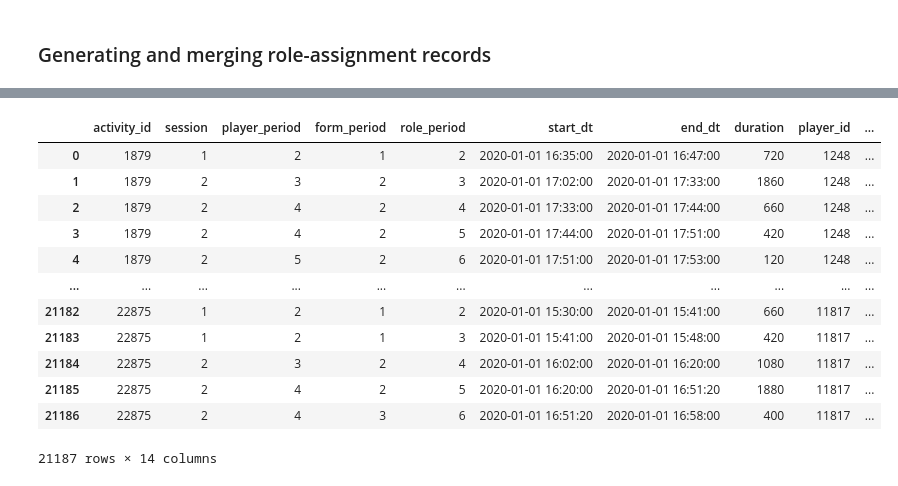
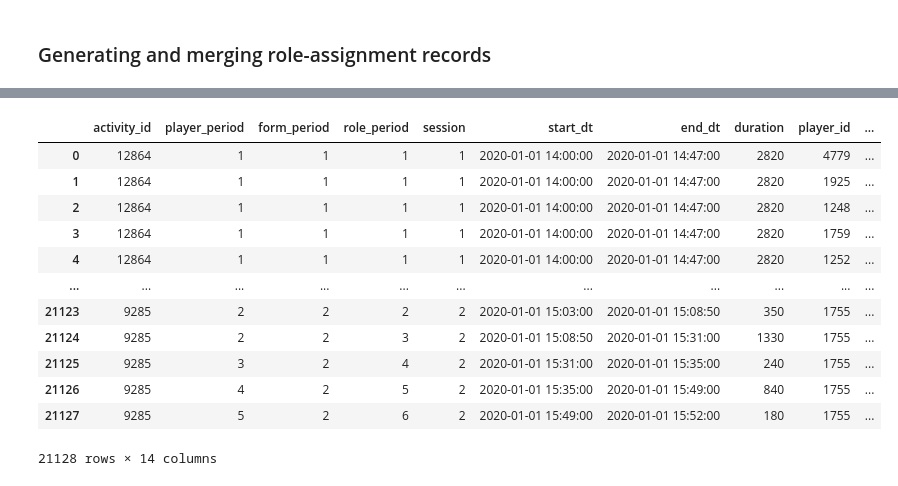
Before and after one commit to pientist/soccercpd, a Jupyter notebook: src/data_wrangler.ipynb, the cells around one changed output, grey strips where cells are left out. Drawn from its saved outputs; the diff is of its cells as text; code cells hidden in the pictures.

Commit message:
[fix][data_wrangler] Fix the code for generating role records

```diff
--- a/src/data_wrangler.ipynb
+++ b/src/data_wrangler.ipynb
@@ -164,25 +154,29 @@ pd.read_csv(target_paths[0], header=0)
 # %%
-role_records_files = os.listdir('data/role_avg')
+role_records_files = os.listdir(f'data/{formcpd_type}/role')
 role_records_files.sort()
 role_records_list = []
 
-for activity_id in tqdm(activity_ids):
-    path = f'data/role_avg/{activity_id}.csv'
-    role_records_list.append(pd.read_csv(path, header=0, encoding='utf-8-sig'))
+for file in role_records_files:
+    path = f'data/{formcpd_type}/role/{file}'
+    role_records_list.append(pd.read_csv(path, header=0))
 
 role_records = pd.concat(role_records_list, ignore_index=True)
+for col in HEADER_ROLE_RECORDS[:5]:
+    role_records[col] = role_records[col].astype(int)
+
+role_records.to_csv(f'data/{formcpd_type}/role_records.csv', index=False)
 role_records
 # %% [output]
-|  | activity_id | session | player_period | form_period | role_period | start_dt | end_dt | duration | player_id | ... |
-| 0 | 1879 | 1 | 2 | 1 | 2 | 2020-01-01 16:35:00 | 2020-01-01 16:47:00 | 720 | 1248 | ... |
-| 1 | 1879 | 2 | 3 | 2 | 3 | 2020-01-01 17:02:00 | 2020-01-01 17:33:00 | 1860 | 1248 | ... |
-| 2 | 1879 | 2 | 4 | 2 | 4 | 2020-01-01 17:33:00 | 2020-01-01 17:44:00 | 660 | 1248 | ... |
-| 3 | 1879 | 2 | 4 | 2 | 5 | 2020-01-01 17:44:00 | 2020-01-01 17:51:00 | 420 | 1248 | ... |
-| 4 | 1879 | 2 | 5 | 2 | 6 | 2020-01-01 17:51:00 | 2020-01-01 17:53:00 | 120 | 1248 | ... |
+|  | activity_id | player_period | form_period | role_period | session | start_dt | end_dt | duration | player_id | ... |
+| 0 | 12864 | 1 | 1 | 1 | 1 | 2020-01-01 14:00:00 | 2020-01-01 14:47:00 | 2820 | 4779 | ... |
+| 1 | 12864 | 1 | 1 | 1 | 1 | 2020-01-01 14:00:00 | 2020-01-01 14:47:00 | 2820 | 1925 | ... |
+| 2 | 12864 | 1 | 1 | 1 | 1 | 2020-01-01 14:00:00 | 2020-01-01 14:47:00 | 2820 | 1248 | ... |
+| 3 | 12864 | 1 | 1 | 1 | 1 | 2020-01-01 14:00:00 | 2020-01-01 14:47:00 | 2820 | 1759 | ... |
+| 4 | 12864 | 1 | 1 | 1 | 1 | 2020-01-01 14:00:00 | 2020-01-01 14:47:00 | 2820 | 1252 | ... |
 | ... | ... | ... | ... | ... | ... | ... | ... | ... | ... | ... |
-| 21182 | 22875 | 1 | 2 | 1 | 2 | 2020-01-01 15:30:00 | 2020-01-01 15:41:00 | 660 | 11817 | ... |
-| 21183 | 22875 | 1 | 2 | 1 | 3 | 2020-01-01 15:41:00 | 2020-01-01 15:48:00 | 420 | 11817 | ... |
-| 21184 | 22875 | 2 | 3 | 2 | 4 | 2020-01-01 16:02:00 | 2020-01-01 16:20:00 | 1080 | 11817 | ... |
-| 21185 | 22875 | 2 | 4 | 2 | 5 | 2020-01-01 16:20:00 | 2020-01-01 16:51:20 | 1880 | 11817 | ... |
-| 21186 | 22875 | 2 | 4 | 3 | 6 | 2020-01-01 16:51:20 | 2020-01-01 16:58:00 | 400 | 11817 | ... |
+| 21123 | 9285 | 2 | 2 | 2 | 2 | 2020-01-01 15:03:00 | 2020-01-01 15:08:50 | 350 | 1755 | ... |
+| 21124 | 9285 | 2 | 2 | 3 | 2 | 2020-01-01 15:08:50 | 2020-01-01 15:31:00 | 1330 | 1755 | ... |
+| 21125 | 9285 | 3 | 2 | 4 | 2 | 2020-01-01 15:31:00 | 2020-01-01 15:35:00 | 240 | 1755 | ... |
+| 21126 | 9285 | 4 | 2 | 5 | 2 | 2020-01-01 15:35:00 | 2020-01-01 15:49:00 | 840 | 1755 | ... |
+| 21127 | 9285 | 5 | 2 | 6 | 2 | 2020-01-01 15:49:00 | 2020-01-01 15:52:00 | 180 | 1755 | ... |
-21187 rows × 14 columns
+21128 rows × 14 columns
```
Also changed, not shown: parts of 6 cells of this notebook.
